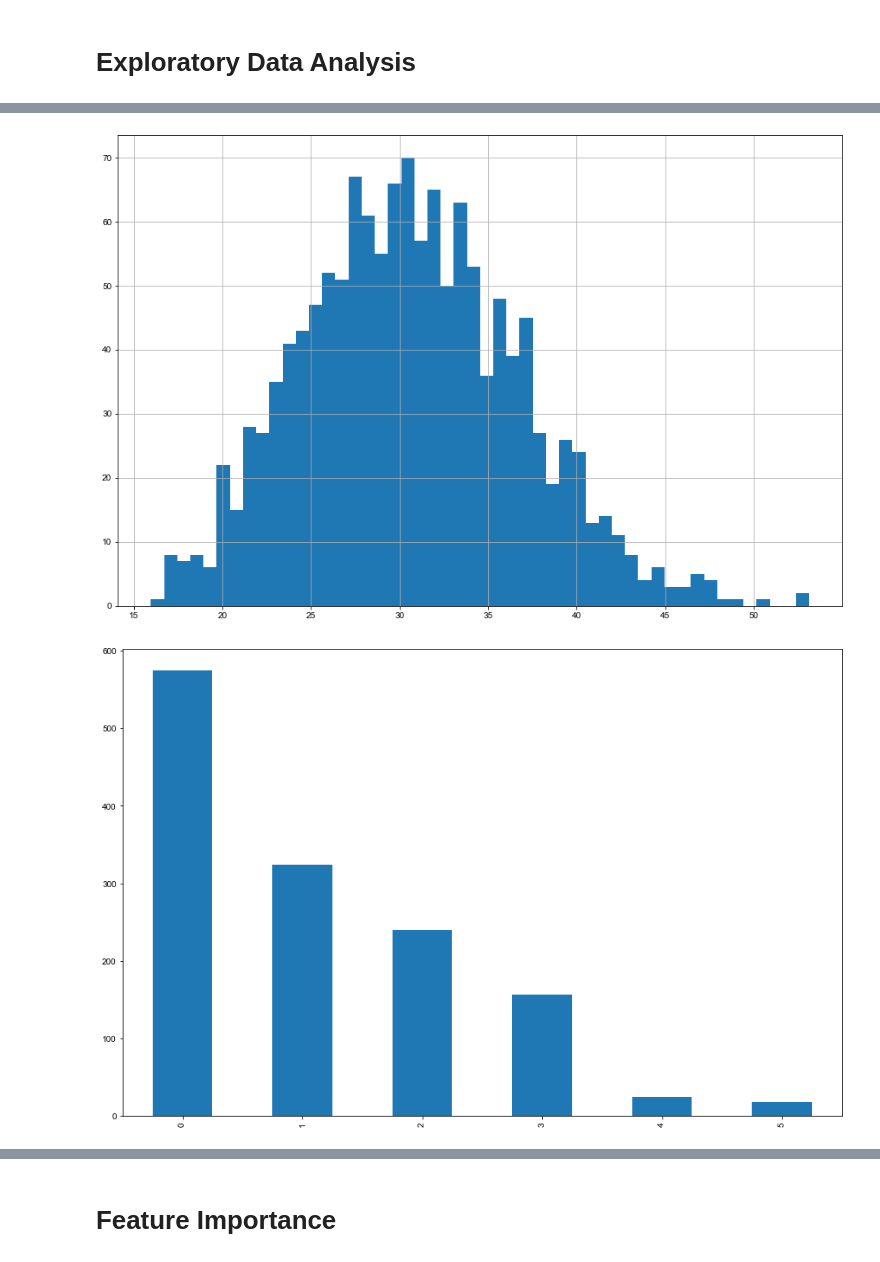
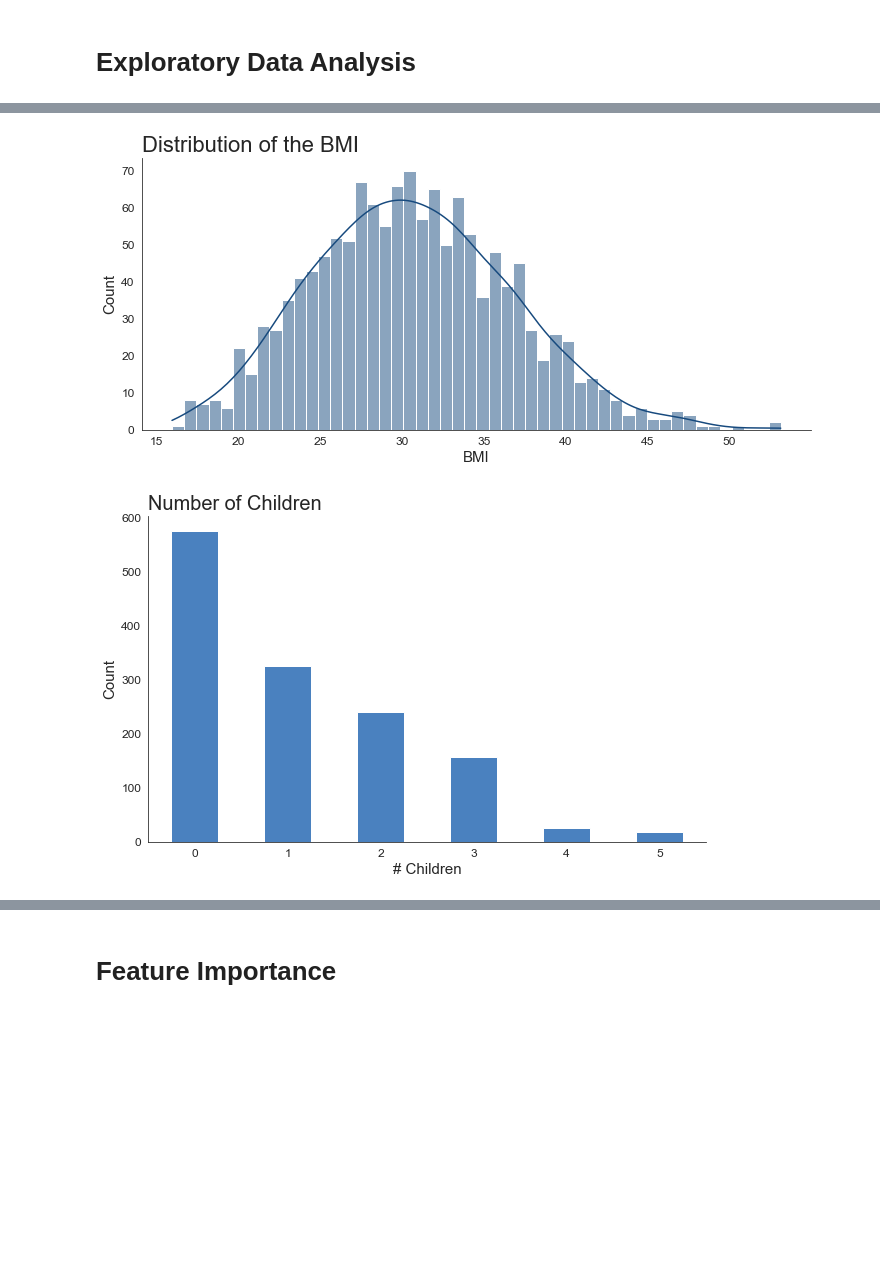
Before and after one commit to diascarolina/project-insurance-forecast, a Jupyter notebook: notebook.ipynb, the cells around one changed output, grey strips where cells are left out. Saved outputs shown, nothing was run; the diff lists cells and outputs as text; code cells hidden in the pictures; blank space fills up the shorter version.

```diff
--- a/notebook.ipynb
+++ b/notebook.ipynb
@@ -147,11 +197,25 @@ df.sex.value_counts().plot(kind = 'bar', figsize = (15, 10))
 # %%
-df.bmi.hist(bins = 50, figsize = (15, 10))
+plt.figure(figsize = (12, 5))
+plt.title("Distribution of the BMI", fontdict = {'fontsize': 22, 'fontweight': 'medium'}, loc = 'left')
+sns.set_style("white")
+ax = sns.histplot(df.bmi, kde = True, bins = 50, color = BLUE1)
+plt.xticks(fontsize = 12)
+plt.yticks(fontsize = 12)
+plt.xlabel('BMI', fontsize = 15)
+plt.ylabel('Count', fontsize = 15)
+sns.despine()
 plt.show()
 # %% [output]
-[figure, old version]
+[figure, new version]
 # %%
-df.children.value_counts().sort_index().plot(kind = 'bar', figsize = (15, 10))
+df.children.value_counts().sort_index().plot(kind = 'bar', figsize = (10, 6), color = BLUE2)
+plt.title('Number of Children', fontdict = {'fontsize': 20, 'fontweight': 'medium'}, loc = 'left')
+plt.xticks(rotation = 0, fontsize = 12)
+plt.yticks(fontsize = 12)
+plt.xlabel('# Children', fontsize = 15)
+plt.ylabel('Count', fontsize = 15)
+sns.despine()
 plt.show()
 # %% [output]
-[figure, old version]
+[figure, new version]
 # %%
```
Also changed, not shown: parts of 30 cells of this notebook.
